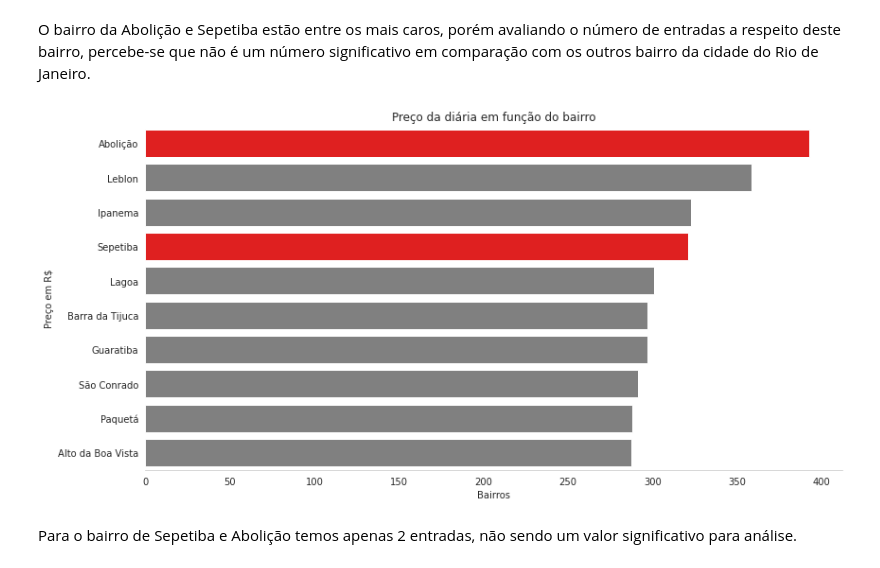
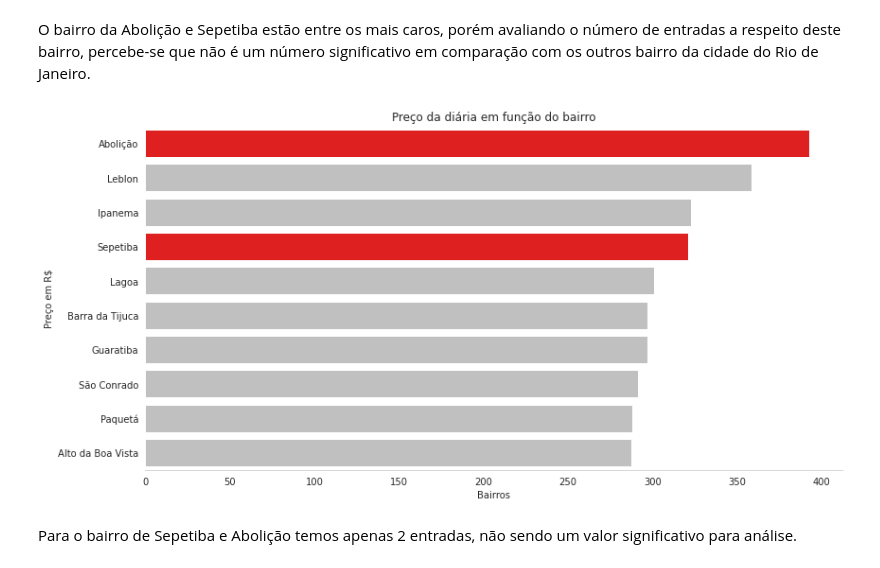
Before and after one commit to gveronese01/Data-Science, a Jupyter notebook: Analisando_os_Dados_do_Airbnb_(Rio_de_Janeiro).ipynb, the cells around one changed output. Drawn from its saved outputs; the diff is of its cells as text; code cells hidden in the pictures.

```diff
--- a/Analisando_os_Dados_do_Airbnb_(Rio_de_Janeiro).ipynb
+++ b/Analisando_os_Dados_do_Airbnb_(Rio_de_Janeiro).ipynb
@@ -464,24 +464,24 @@ O bairro da Abolição e Sepetiba estão entre os mais caros, porém avaliando o
 # %%
 
 
 idx=np.array(bairros.values)
 values =np.array(list(bairros.index))
 
 fig, ax=plt.subplots(figsize=(12,6))
 sns.set_style("whitegrid")
-clrs = ['r' if (x == "Sepetiba" or x == "Abolição") else 'gray' for x in values ]
+clrs = ['r' if (x == "Sepetiba" or x == "Abolição") else 'silver' for x in values ]
 sns.barplot(x=idx, y=values, palette=clrs, orient="h") # color=clrs)
 
 plt.title("Preço da diária em função do bairro")
 plt.xlabel("Bairros")
 plt.ylabel("Preço em R$")
 sns.despine(left=True, right=True)
 ax.grid(False)
 ax.set_autoscalex_on
 
 plt.tight_layout()
 # %% [output]
-[figure, old version]
+[figure, new version]
 # %% [markdown]
 Para o bairro de Sepetiba e Abolição temos apenas 2 entradas, não sendo um valor significativo para análise.
 # %%
```
